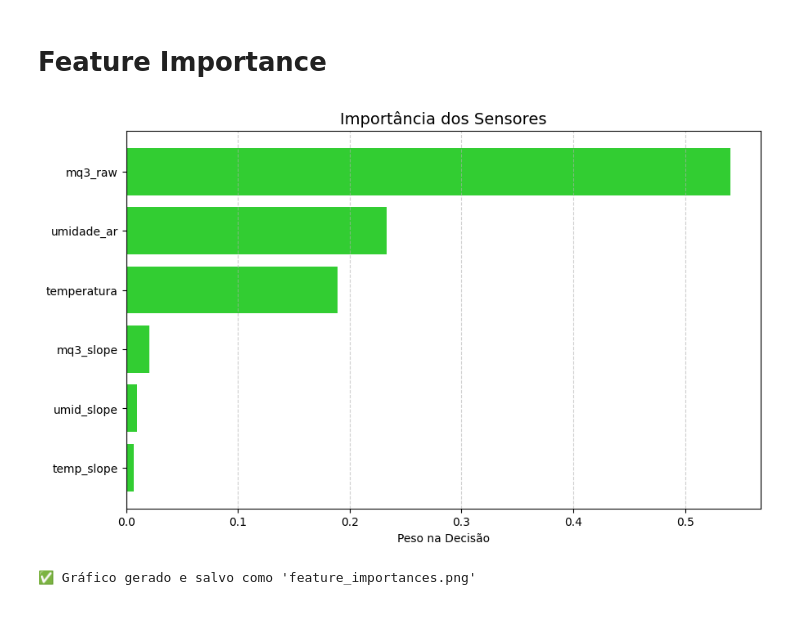
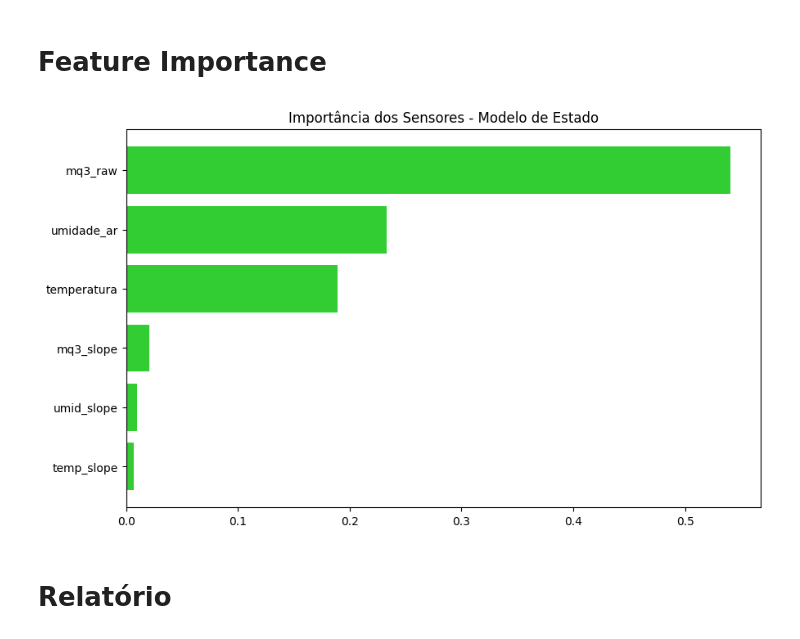
Before and after one commit to LucaAtanazio/Grupo_Projetos, a Jupyter notebook: PI-Monitoramento_frutas/modelos/comparacao.ipynb, the cells around one changed output. Saved outputs shown, nothing was run; the diff lists cells and outputs as text; code cells hidden in the pictures.

```diff
--- a/PI-Monitoramento_frutas/modelos/comparacao.ipynb
+++ b/PI-Monitoramento_frutas/modelos/comparacao.ipynb
@@ -1,3 +1,18 @@
+# %%
+import os
+from datetime import datetime
+
+caminho_base = r'C:\Users\Luca\Documents\git hub\Projetos em grupo\PI-Monitoramento_frutas\modelos'
+pasta_graficos = os.path.join(caminho_base, 'Gráficos')
+pasta_relatorios = os.path.join(caminho_base, 'Relatorios')
+
+for p in [pasta_graficos, pasta_relatorios]:
+    if not os.path.exists(p):
+        os.makedirs(p)
+
+def obter_caminho_save(prefixo, extensao, pasta):
+    timestamp = datetime.now().strftime("%d-%m-%Y_%H-%M")
+    return os.path.join(pasta, f"{prefixo}_{timestamp}.{extensao}")
 # %% [markdown]
 # Carregamento dos Dados e Modelos
 # %%
@@ -127,55 +129,29 @@ plt.show()
 # %% [markdown]
 # Feature Importance
 # %%
-import matplotlib.pyplot as plt
 import numpy as np
-import joblib
-import pandas as pd
 
-# 1. Garantir que o Modelo e o X existam
-try:
-    if 'modelo_estado' not in locals():
-        modelo_estado = joblib.load('modelo_1_estado.pkl')
+# Função para extrair importância independente se é Pipeline ou Estimador puro
+def extrair_importancia(mod):
+    if hasattr(mod, 'steps'): return mod.steps[-1][1].feature_importances_
+    if hasattr(mod, 'modelo'): return mod.modelo.feature_importances_
+    return mod.feature_importances_
 
-    # Se X não existir, precisamos definir as colunas que o modelo espera
-    if 'X' not in locals():
-        colunas_modelo = ['mq3_raw', 'temperatura', 'umidade_ar', 'mq3_slope', 'temp_slope', 'umid_slope']
+importancias = extrair_importancia(modelo_estado)
+indices = np.argsort(importancias)
 
-        # Se você já tem o df_proc carregado, criamos o X dele
-        if 'df_proc' in locals():
-            X = df_proc[colunas_modelo]
-        else:
-            print("ERRO: df_proc não encontrado. Rode a célula 'Carregamento dos Dados e Modelos' primeiro!")
+plt.figure(figsize=(10, 6))
+plt.title('Importância dos Sensores - Modelo de Estado')
+plt.barh(range(len(indices)), importancias[indices], color='limegreen', align='center')
+plt.yticks(range(len(indices)), [colunas_modelo[i] for i in indices])
 
-    # 2. Extrair Importância (Lidando com Pipeline do sklearn)
-    # Se o modelo estiver dentro de um Pipeline (com scaler), pegamos o último passo
-    if hasattr(modelo_estado, 'steps'):
-        importancias = modelo_estado.steps[-1][1].feature_importances_
-    else:
-        importancias = modelo_estado.feature_importances_
 
-    atributos = colunas_modelo
-    indices = np.argsort(importancias)
-
-    # 3. Gerar o Gráfico
-    plt.figure(figsize=(10, 6))
-    plt.title('Importância dos Sensores', fontsize=14)
-    plt.barh(range(len(indices)), importancias[indices], color='limegreen', align='center')
-    plt.yticks(range(len(indices)), [atributos[i] for i in indices])
-    plt.xlabel('Peso na Decisão')
-    plt.grid(axis='x', linestyle='--', alpha=0.6)
-
-    # Salvar a imagem para o relatório
-    plt.savefig('feature_importances.png', bbox_inches='tight')
-    plt.show()
-
-    print("✅ Gráfico gerado e salvo como 'feature_importances.png'")
-
-except Exception as e:
-    print(f"Erro crítico: {e}")
+plt.savefig(obter_caminho_save("importancia_sensores", "png", pasta_graficos), bbox_inches='tight')
+plt.show()
 # %% [output]
-[figure, old version]
+[figure, new version]
-✅ Gráfico gerado e salvo como 'feature_importances.png'
+# %% [markdown]
+# Relatório
 # %%
 import joblib
 import pandas as pd
```
Also changed, not shown: parts of 17 cells of this notebook, 14 other files.
